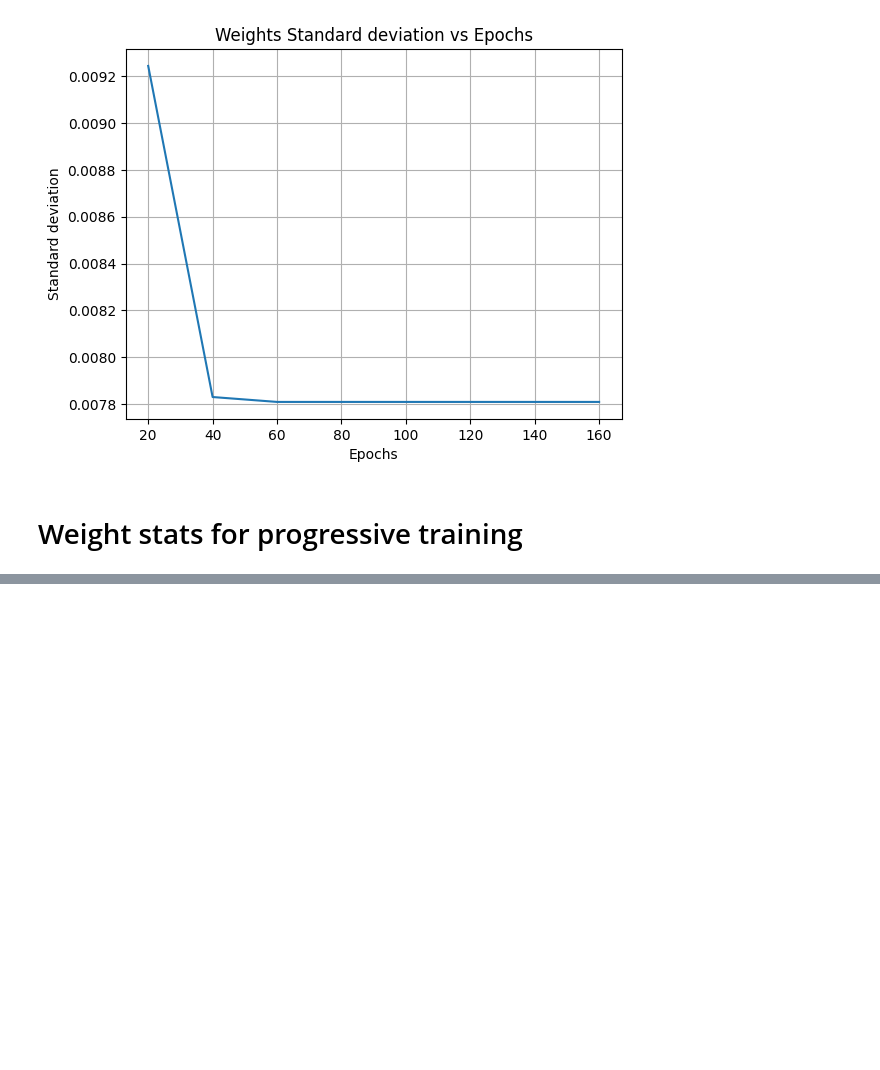
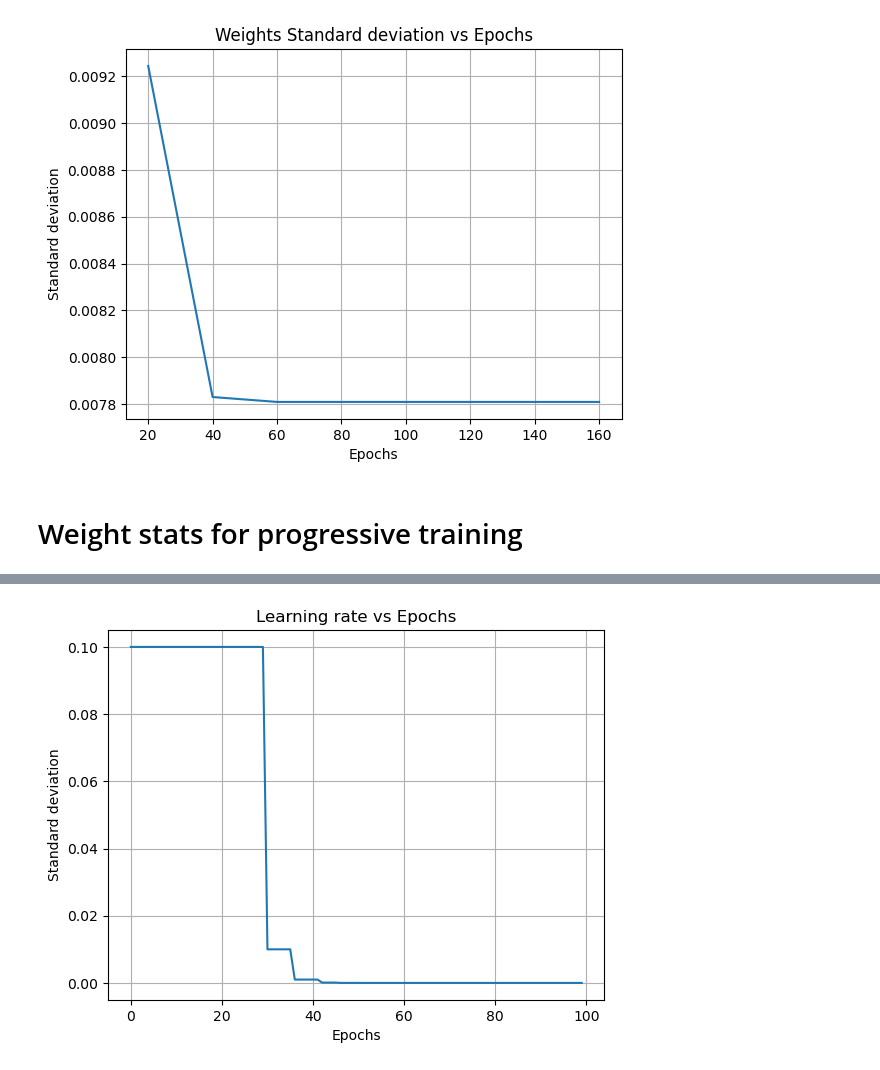
Before and after one commit to ceronvgabriel/MSc_Thesis_v2, a Jupyter notebook: weight_stats.ipynb, the cells around one changed output, grey strips where cells are left out. Drawn from its saved outputs; the diff is of its cells as text; code cells hidden in the pictures; blank space fills up the shorter version.

```diff
--- a/weight_stats.ipynb
+++ b/weight_stats.ipynb
@@ -108,0 +168,9 @@ model_actions.progressive_train_ws(net,epochs=total_epochs,step=step,tr_bs=bs,sa
+# %%
+plt.plot(loaded["current_lr_v"])
+plt.grid()
+plt.xlabel("Epochs")
+plt.ylabel("Standard deviation")
+plt.title("Learning rate vs Epochs")
+plt.show()
+# %% [output]
+[figure, added]
```
Also changed, not shown: parts of 7 cells of this notebook, 4 other files.
